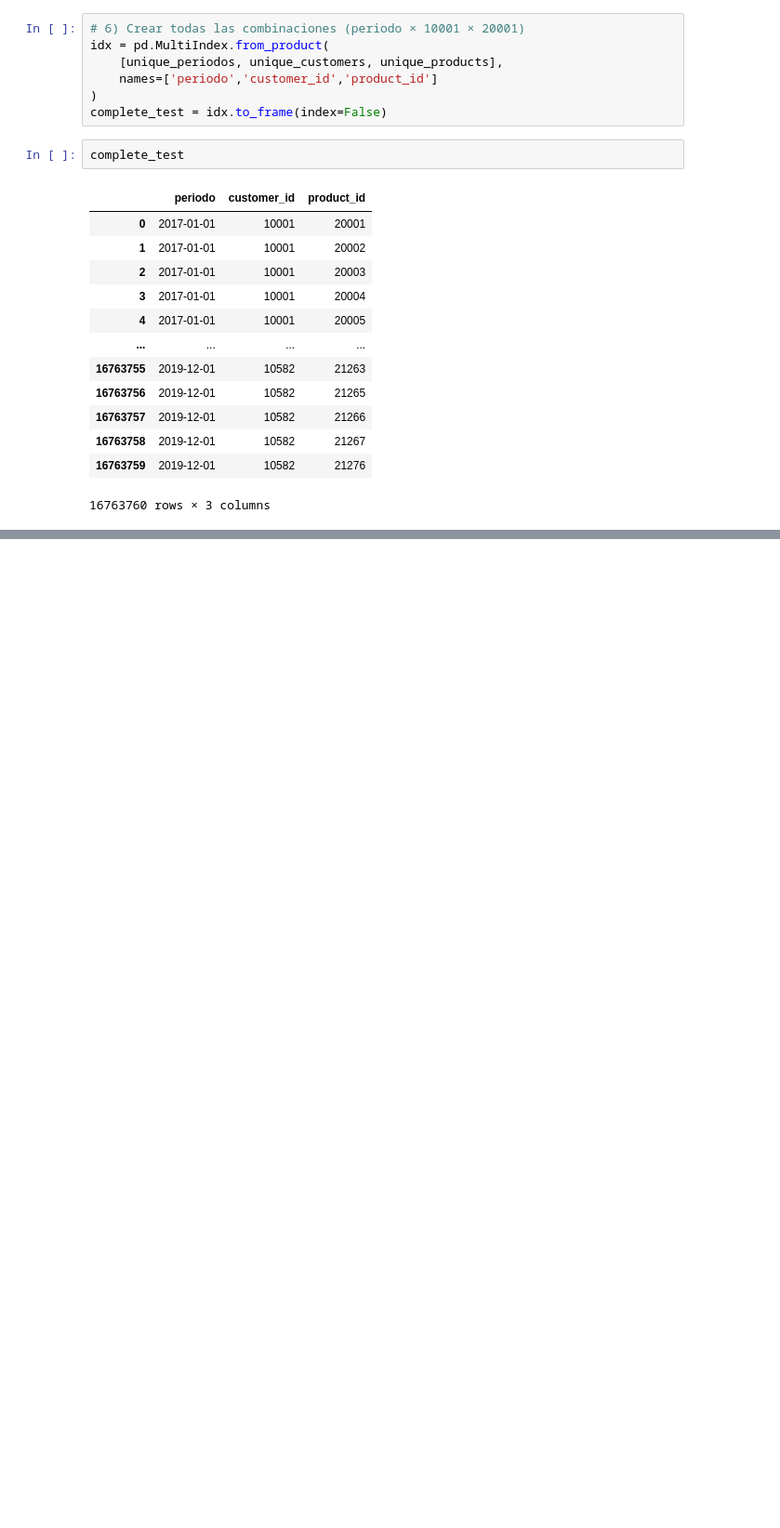
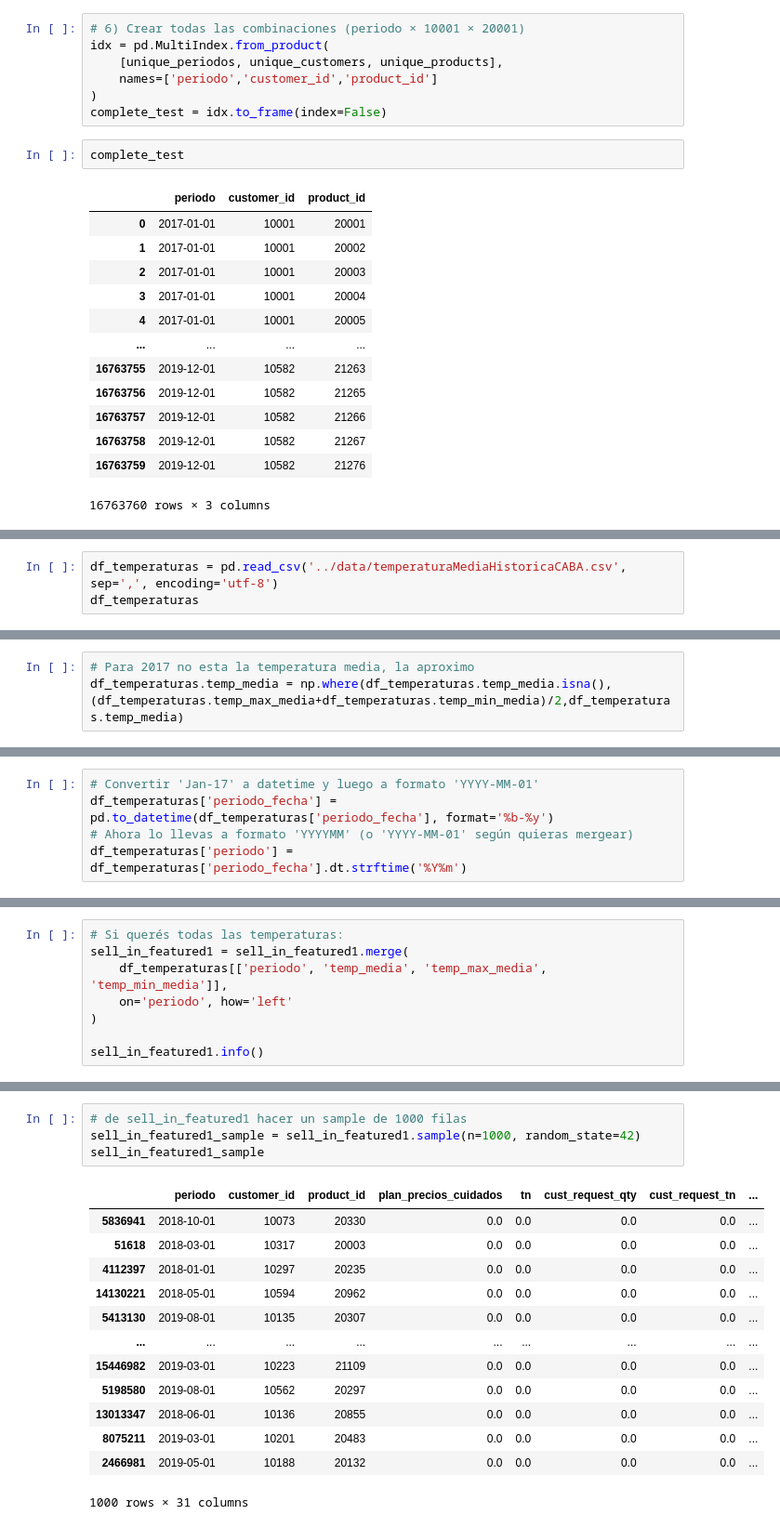
Before and after one commit to leonardoheis/lab3, a Jupyter notebook: notebooks/join_sell-in.ipynb, the cells around one changed output, grey strips where cells are left out. Shown at 93% size. Drawn from its saved outputs; the diff is of its cells as text; blank space fills up the shorter version.

```diff
--- a/notebooks/join_sell-in.ipynb
+++ b/notebooks/join_sell-in.ipynb
@@ -163,0 +494,3 @@ memory usage: 671.8 KB
+# %%
+df_temperaturas = pd.read_csv('../data/temperaturaMediaHistoricaCABA.csv', sep=',', encoding='utf-8')
+df_temperaturas
@@ -163,0 +515,3 @@ memory usage: 671.8 KB
+# %%
+# Para 2017 no esta la temperatura media, la aproximo
+df_temperaturas.temp_media = np.where(df_temperaturas.temp_media.isna(),(df_temperaturas.temp_max_media+df_temperaturas.temp_min_media)/2,df_temperaturas.temp_media)
@@ -163,0 +540,5 @@ memory usage: 671.8 KB
+# %%
+# Convertir 'Jan-17' a datetime y luego a formato 'YYYY-MM-01'
+df_temperaturas['periodo_fecha'] = pd.to_datetime(df_temperaturas['periodo_fecha'], format='%b-%y')
+# Ahora lo llevas a formato 'YYYYMM' (o 'YYYY-MM-01' según quieras mergear)
+df_temperaturas['periodo'] = df_temperaturas['periodo_fecha'].dt.strftime('%Y%m')
@@ -163,0 +560,8 @@ memory usage: 671.8 KB
+# %%
+# Si querés todas las temperaturas:
+sell_in_featured1 = sell_in_featured1.merge(
+    df_temperaturas[['periodo', 'temp_media', 'temp_max_media', 'temp_min_media']],
+    on='periodo', how='left'
+)
+
+sell_in_featured1.info()
@@ -163,0 +586,18 @@ memory usage: 671.8 KB
+# %%
+# de sell_in_featured1 hacer un sample de 1000 filas
+sell_in_featured1_sample = sell_in_featured1.sample(n=1000, random_state=42)
+sell_in_featured1_sample
+# %% [output]
+|  | periodo | customer_id | product_id | plan_precios_cuidados | tn | cust_request_qty | cust_request_tn | ... |
+| 5836941 | 2018-10-01 | 10073 | 20330 | 0.0 | 0.0 | 0.0 | 0.0 | ... |
+| 51618 | 2018-03-01 | 10317 | 20003 | 0.0 | 0.0 | 0.0 | 0.0 | ... |
+| 4112397 | 2018-01-01 | 10297 | 20235 | 0.0 | 0.0 | 0.0 | 0.0 | ... |
+| 14130221 | 2018-05-01 | 10594 | 20962 | 0.0 | 0.0 | 0.0 | 0.0 | ... |
+| 5413130 | 2019-08-01 | 10135 | 20307 | 0.0 | 0.0 | 0.0 | 0.0 | ... |
+| ... | ... | ... | ... | ... | ... | ... | ... | ... |
+| 15446982 | 2019-03-01 | 10223 | 21109 | 0.0 | 0.0 | 0.0 | 0.0 | ... |
+| 5198580 | 2019-08-01 | 10562 | 20297 | 0.0 | 0.0 | 0.0 | 0.0 | ... |
+| 13013347 | 2018-06-01 | 10136 | 20855 | 0.0 | 0.0 | 0.0 | 0.0 | ... |
+| 8075211 | 2019-03-01 | 10201 | 20483 | 0.0 | 0.0 | 0.0 | 0.0 | ... |
+| 2466981 | 2019-05-01 | 10188 | 20132 | 0.0 | 0.0 | 0.0 | 0.0 | ... |
+1000 rows × 31 columns
```
Also changed, not shown: parts of 44 cells of this notebook, 1 other file.
